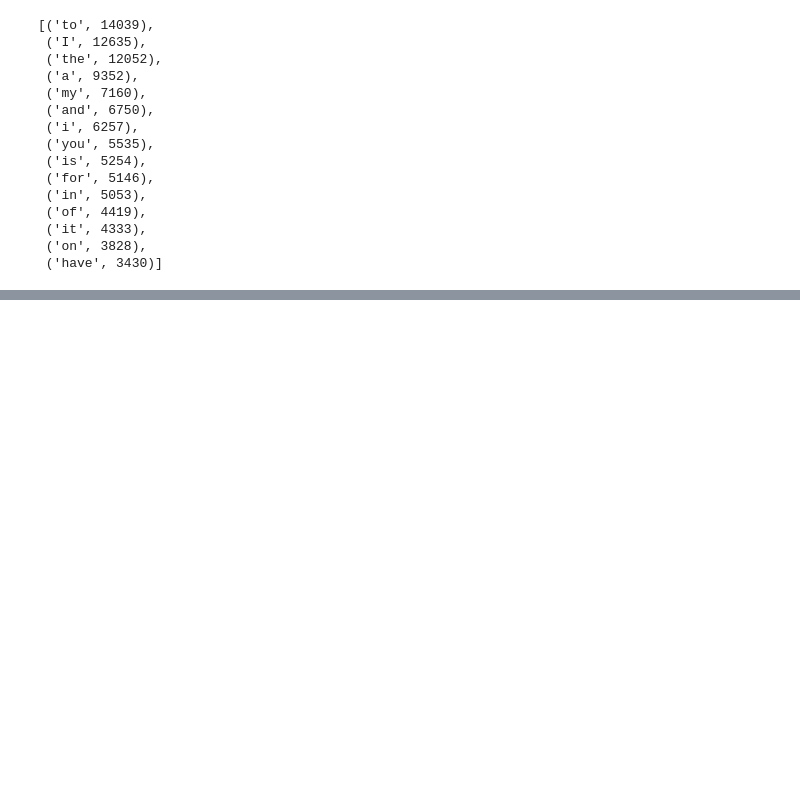
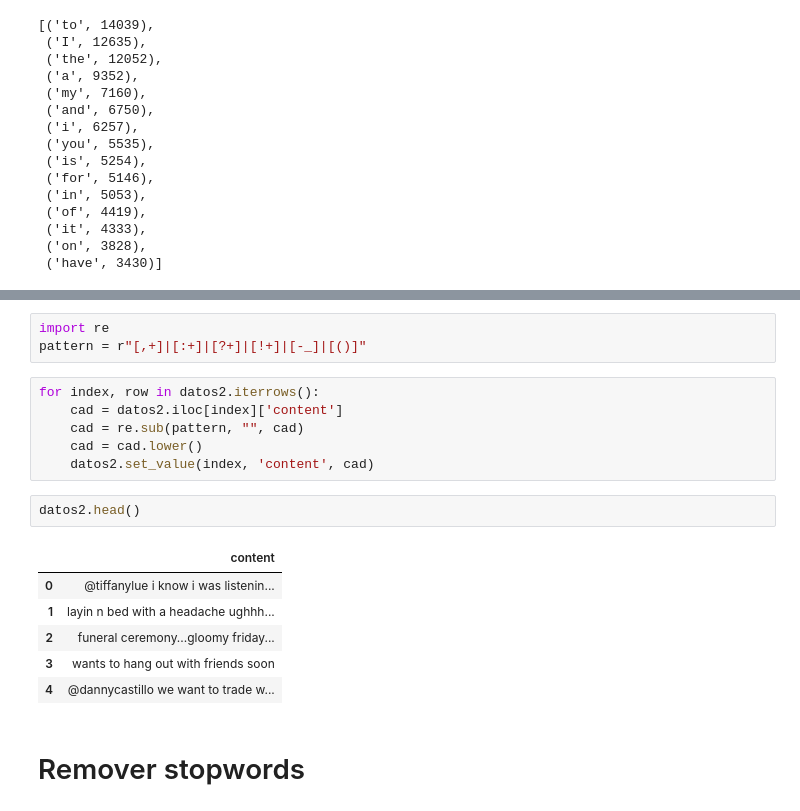
Before and after one commit to Giohanny/ta2_nlp, a Jupyter notebook: laboratorio 9.ipynb, the cells around one changed output, grey strips where cells are left out. Drawn from its saved outputs; the diff is of its cells as text; blank space fills up the shorter version.

```diff
--- a/laboratorio 9.ipynb
+++ b/laboratorio 9.ipynb
@@ -147,0 +166,20 @@ count_t.most_common(15)
+# %%
+import re
+pattern = r"[,+]|[:+]|[?+]|[!+]|[-_]|[()]"
+# %%
+for index, row in datos2.iterrows():
+    cad = datos2.iloc[index]['content']
+    cad = re.sub(pattern, "", cad)
+    cad = cad.lower()
+    datos2.set_value(index, 'content', cad)
+# %%
+datos2.head()
+# %% [output]
+|  | content |
+| 0 | @tiffanylue i know i was listenin... |
+| 1 | layin n bed with a headache ughhh... |
+| 2 | funeral ceremony...gloomy friday... |
+| 3 | wants to hang out with friends soon |
+| 4 | @dannycastillo we want to trade w... |
+# %% [markdown]
+# Remover stopwords
```
Also changed, not shown: parts of 14 cells of this notebook, 1 other file.
